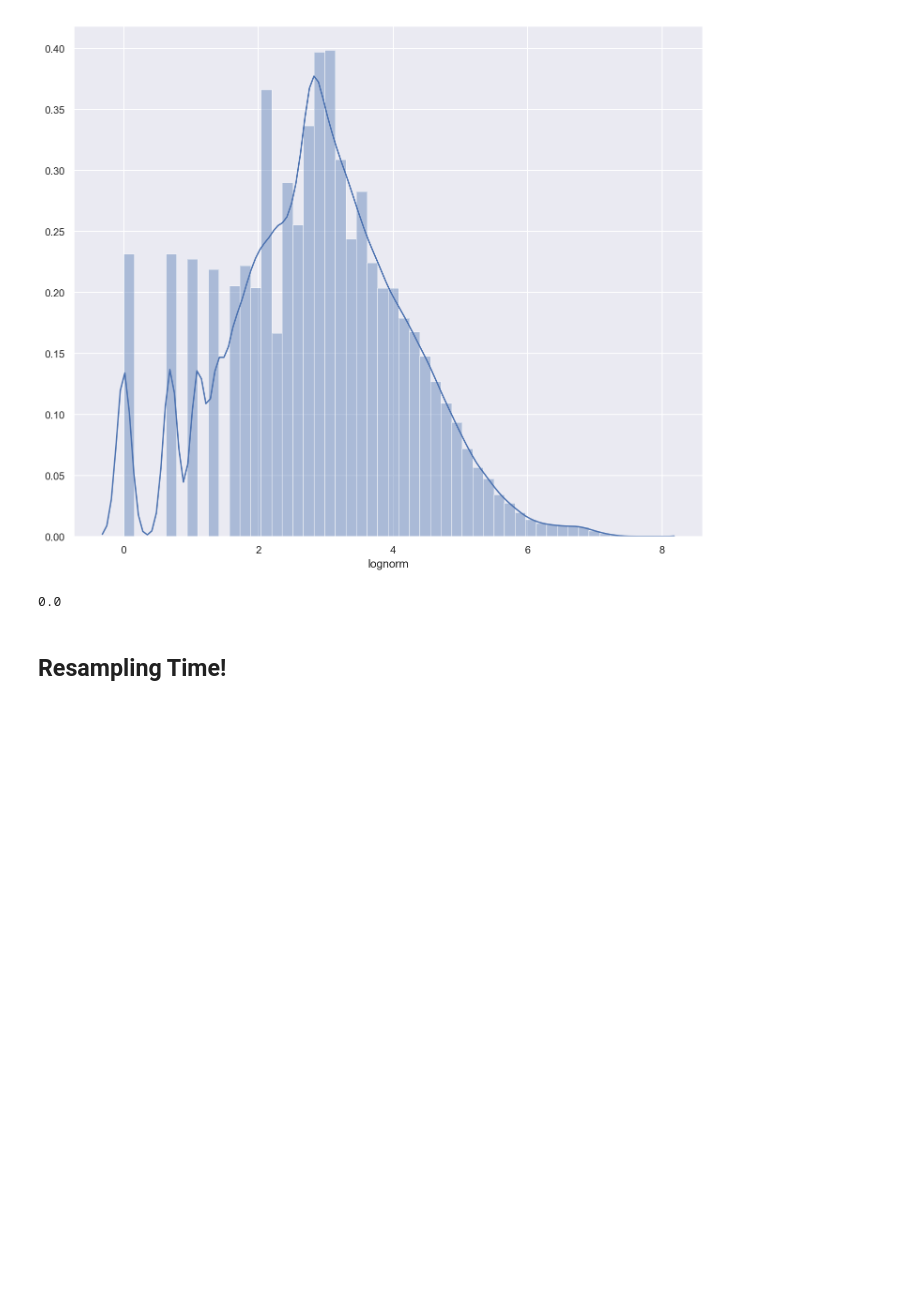
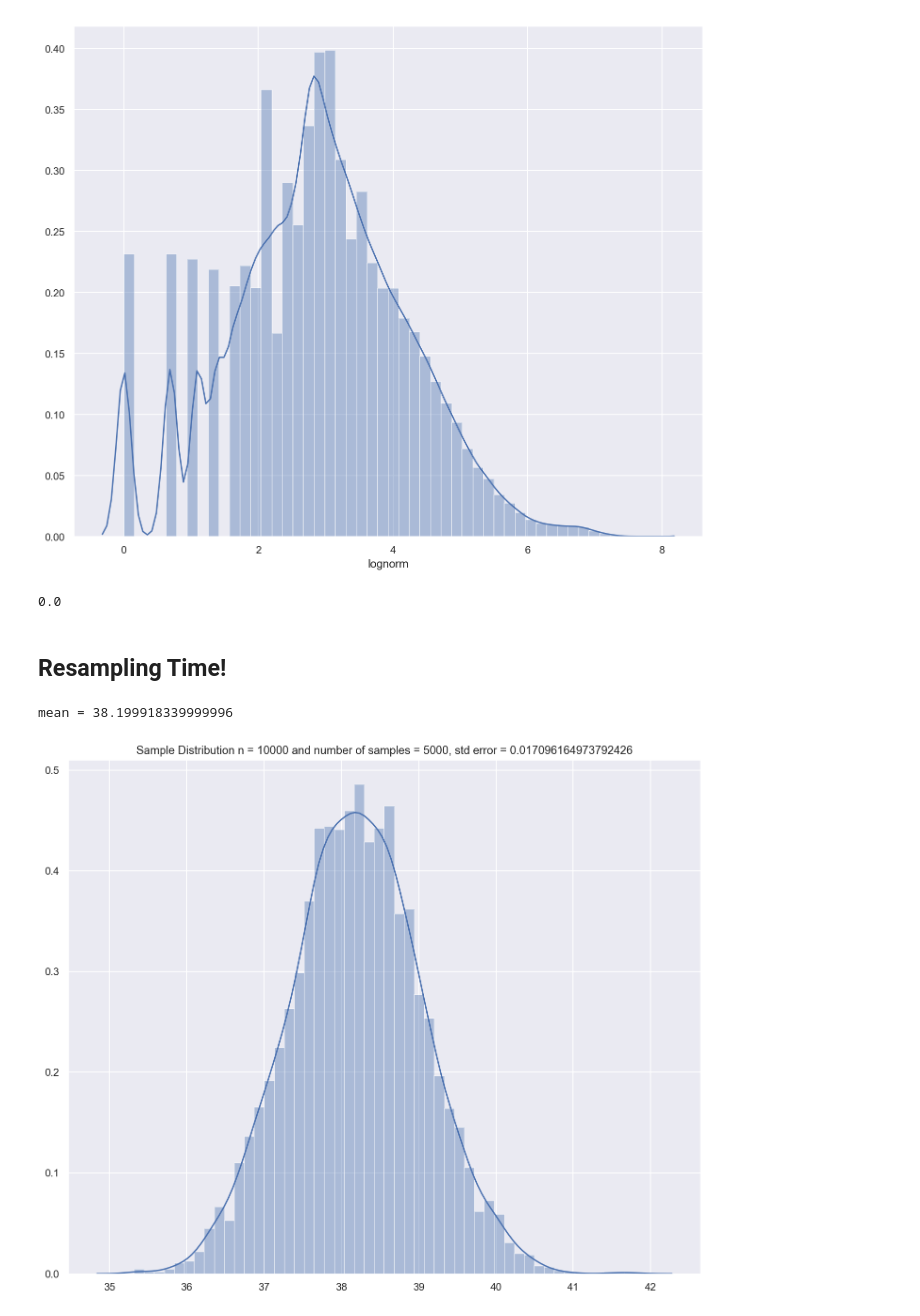
Before and after one commit to Mcllstr/Project_3_T_Testing, a Jupyter notebook: Prelim_Exploration_NJ.ipynb, the cells around one changed output. Drawn from its saved outputs; the diff is of its cells as text; code cells hidden in the pictures; blank space fills up the shorter version.

```diff
--- a/Prelim_Exploration_NJ.ipynb
+++ b/Prelim_Exploration_NJ.ipynb
@@ -339 +347,6 @@ def central_limit_theorem_plotter(distribution, sample_size, num_samples):
+# %%
+AA_RSM = central_limit_theorem_plotter(AA_C_Delays_df.CARRIER_DELAY, 10000, 5000) ## RSM = Random Sample Means
+# %% [output]
+mean = 38.199918339999996
+[figure, added]
 # %%
```
Also changed, not shown: parts of 28 cells of this notebook.
